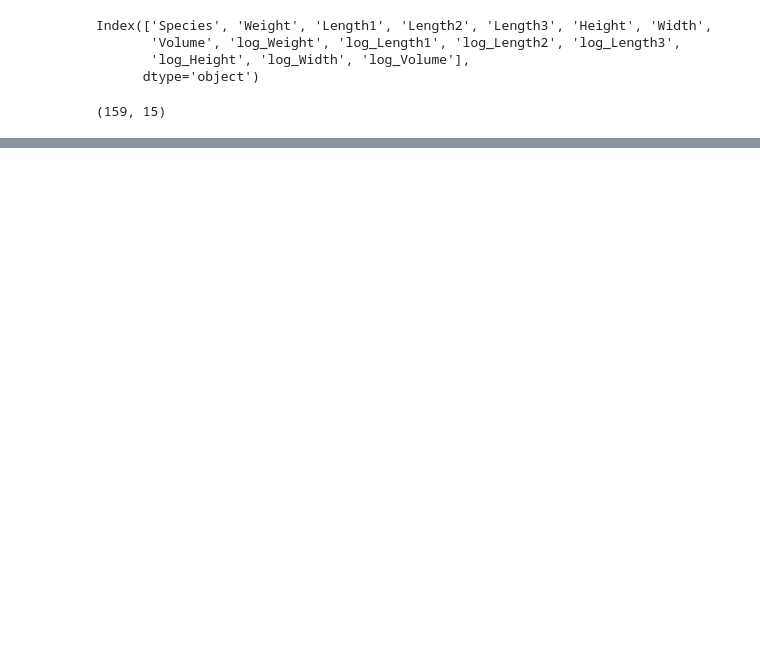
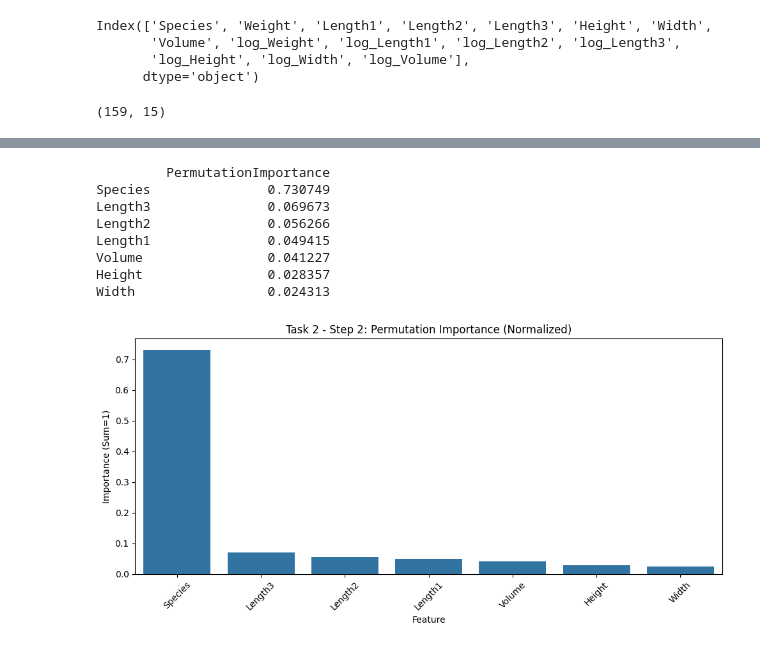
Before and after one commit to fehimecapar/Data-Science-For-Decision-Support, a Jupyter notebook: regression_nn.ipynb, the cells around one changed output, grey strips where cells are left out. Saved outputs shown, nothing was run; the diff lists cells and outputs as text; code cells hidden in the pictures; blank space fills up the shorter version.

```diff
--- a/regression_nn.ipynb
+++ b/regression_nn.ipynb
@@ -32,0 +407,26 @@ df.head()
+# %%
+class KerasRegWrapper(BaseEstimator, RegressorMixin):
+    def __init__(self, epochs=100, batch_size=8, verbose=0):
+        self.epochs = epochs
+        self.batch_size = batch_size
+        self.verbose = verbose
+        self.model_ = None
+        self.input_dim_ = None
+
+    def fit(self, X, y):
+        self.input_dim_ = X.shape[1]
+        self.model_ = build_model(input_dim=self.input_dim_, **BEST_PARAMS)  # <-- kritik!
+        es = callbacks.EarlyStopping(monitor='val_loss', patience=20, restore_best_weights=True)
+        self.model_.fit(X, y, validation_split=0.2,
+                        epochs=self.epochs, batch_size=self.batch_size,
+                        verbose=self.verbose, callbacks=[es])
+        return self
+
+    def predict(self, X):
+        # Güvenlik kontrolü
+        if X.shape[1] != self.input_dim_:
+            print(f"[WARN] Input dim mismatch: model={self.input_dim_}, X={X.shape[1]}")
+        return self.model_.predict(X, verbose=0).ravel()
+    def score(self, X, y):  # R2
+        y_pred = self.predict(X)
+        return r2_score(y, y_pred)
@@ -32,0 +465,28 @@ df.head()
+# %%
+# Mean and Normalization
+perm_mean = pd.DataFrame(perm_grouped_sums).mean().to_dict()
+total = sum(perm_mean.values())
+perm_norm = {k: (v/total if total>0 else 0.0) for k, v in perm_mean.items()}
+
+perm_df = pd.DataFrame.from_dict(perm_norm, orient='index', columns=['PermutationImportance']) \
+                      .sort_values('PermutationImportance', ascending=False)
+print(perm_df)
+
+plt.figure(figsize=(10,5))
+sns.barplot(x=perm_df.index, y='PermutationImportance', data=perm_df)
+plt.title('Task 2 - Step 2: Permutation Importance (Normalized)')
+plt.ylabel('Importance (Sum=1)')
+plt.xlabel('Feature')
+plt.xticks(rotation=45)
+plt.tight_layout()
+plt.show()
+# %% [output]
+         PermutationImportance
+Species               0.730749
+Length3               0.069673
+Length2               0.056266
+Length1               0.049415
+Volume                0.041227
+Height                0.028357
+Width                 0.024313
+[figure, added]
```
Also changed, not shown: parts of 40 cells of this notebook.
